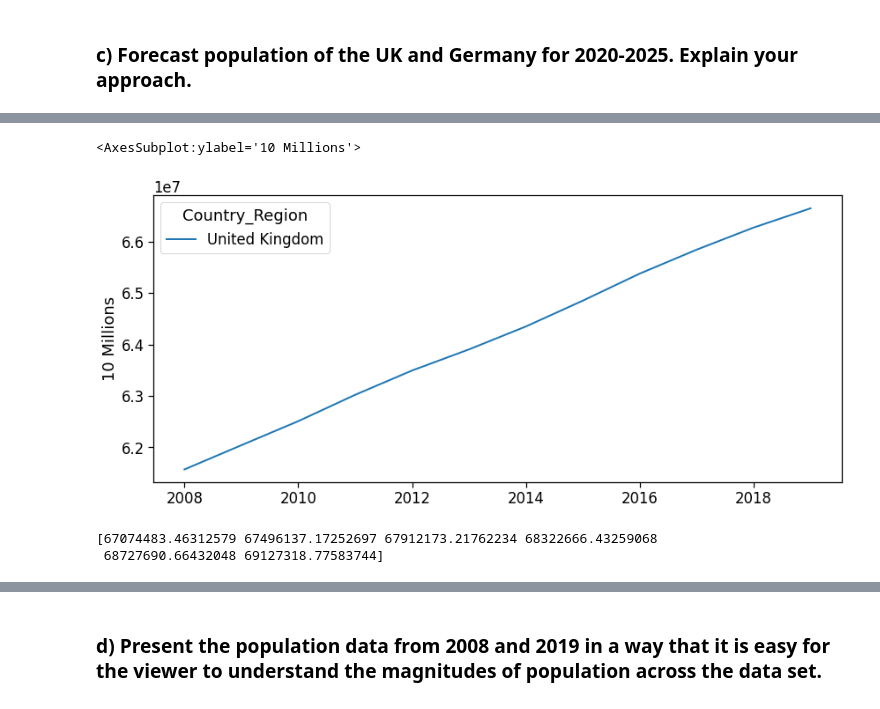
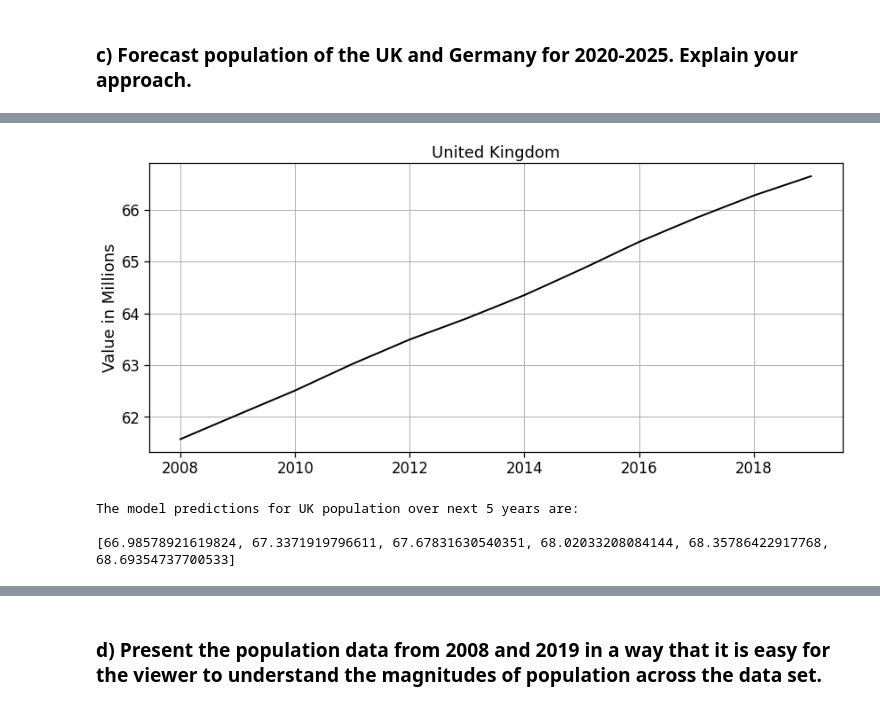
Before and after one commit to jpstephens93/DataScience, a Jupyter notebook: population.ipynb, the cells around one changed output, grey strips where cells are left out. Drawn from its saved outputs; the diff is of its cells as text; code cells hidden in the pictures.

```diff
--- a/population.ipynb
+++ b/population.ipynb
@@ -276,5 +357,5 @@ For this question, I will use the ARIMA (Auto-Regressive Integrated Moving Avera
 # %%
-uk = df[df.index == 'United Kingdom'].drop(columns=['type'])
+uk = df[df.index == 'United Kingdom'].drop(columns=['type']).astype(np.int64)/1e6
 uk
 # %% [output]
 |  | 2008 | 2009 | 2010 | 2011 | 2012 | 2013 | 2014 | 2015 | 2016 | 2017 | ... |
@@ -283,9 +364,18 @@ uk
 # %%
-uk.T.plot(figsize=(14, 6), ylabel='10 Millions')
+uk.T.plot(figsize=(14, 6), ylabel='Value in Millions', legend=False, color='black')
+plt.title('United Kingdom')
+plt.grid()
 # %% [output]
-<AxesSubplot:ylabel='10 Millions'>
-[figure, old version]
+[figure, new version]
 # %%
 from statsmodels.tsa.arima.model import ARIMA
 
 model = ARIMA(uk.T.values, order=(2, 1, 1))
+model_fit = model.fit()
+
+predictions = model_fit.predict(len(uk.T.values), len(uk.T.values) + 5)
+print(f'The model predictions for UK population over next 5 years are:\n\n{list(predictions)}')
+# %% [output]
+The model predictions for UK population over next 5 years are:
+
+[66.98578921619824, 67.3371919796611, 67.67831630540351, 68.02033208084144, 68.35786422917768, 68.69354737700533]
@@ -296,6 +382 @@ predictions = model_fit.predict(len(uk.T.values), len(uk.T.values) + 5)
-# %%
-print(y_hat)
-# %% [output]
-[67074483.46312579 67496137.17252697 67912173.21762234 68322666.43259068
- 68727690.66432048 69127318.77583744]
 # %%
```
Also changed, not shown: parts of 80 cells of this notebook.
